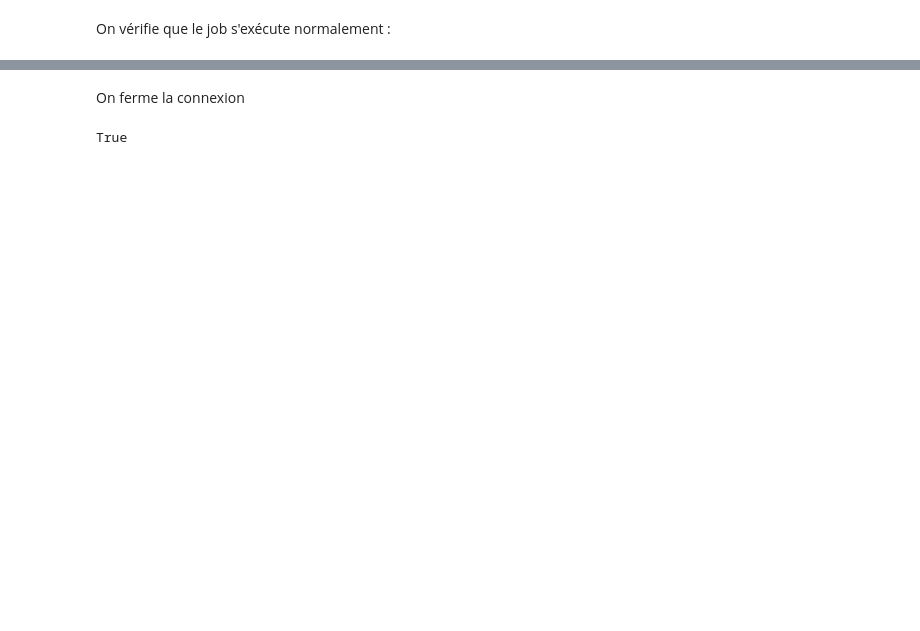
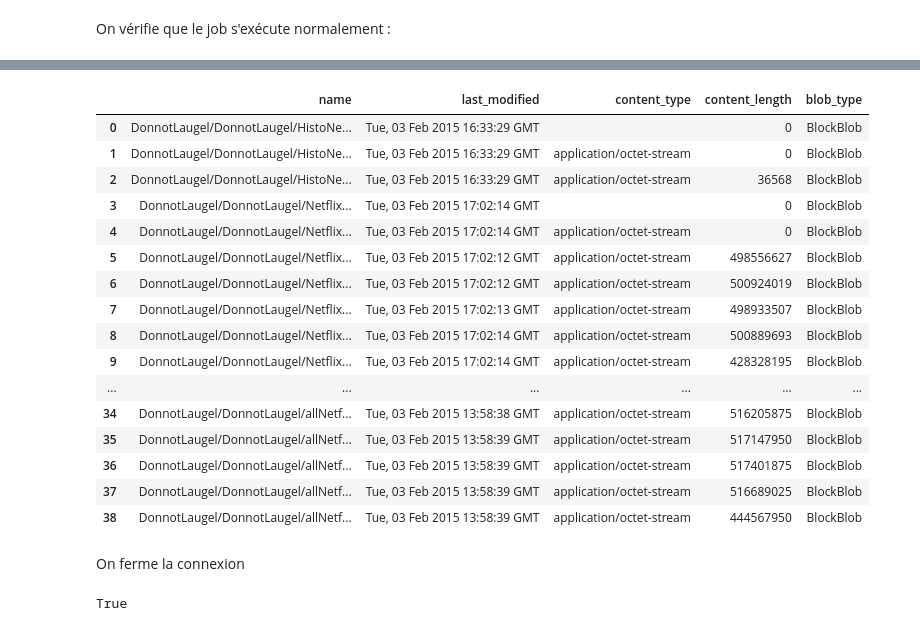
Before and after one commit to TLaugel/Netflix2-MapReduce, a Jupyter notebook: splitData.ipynb, the cells around one changed output, grey strips where cells are left out. Cells and saved outputs as stored; diff of their text form; code cells hidden in the pictures; blank space fills up the shorter version.

```diff
--- a/splitData.ipynb
+++ b/splitData.ipynb
@@ -100,3 +210,24 @@ st["id"],st["percentComplete"],st["status"]["jobComplete"]
+# %%
+content = %blob_ls /$PSEUDO/DonnotLaugel/
+content
+# %% [output]
+|  | name | last_modified | content_type | content_length | blob_type |
+| 0 | DonnotLaugel/DonnotLaugel/HistoNe... | Tue, 03 Feb 2015 16:33:29 GMT |  | 0 | BlockBlob |
+| 1 | DonnotLaugel/DonnotLaugel/HistoNe... | Tue, 03 Feb 2015 16:33:29 GMT | application/octet-stream | 0 | BlockBlob |
+| 2 | DonnotLaugel/DonnotLaugel/HistoNe... | Tue, 03 Feb 2015 16:33:29 GMT | application/octet-stream | 36568 | BlockBlob |
+| 3 | DonnotLaugel/DonnotLaugel/Netflix... | Tue, 03 Feb 2015 17:02:14 GMT |  | 0 | BlockBlob |
+| 4 | DonnotLaugel/DonnotLaugel/Netflix... | Tue, 03 Feb 2015 17:02:14 GMT | application/octet-stream | 0 | BlockBlob |
+| 5 | DonnotLaugel/DonnotLaugel/Netflix... | Tue, 03 Feb 2015 17:02:12 GMT | application/octet-stream | 498556627 | BlockBlob |
+| 6 | DonnotLaugel/DonnotLaugel/Netflix... | Tue, 03 Feb 2015 17:02:12 GMT | application/octet-stream | 500924019 | BlockBlob |
+| 7 | DonnotLaugel/DonnotLaugel/Netflix... | Tue, 03 Feb 2015 17:02:13 GMT | application/octet-stream | 498933507 | BlockBlob |
+| 8 | DonnotLaugel/DonnotLaugel/Netflix... | Tue, 03 Feb 2015 17:02:14 GMT | application/octet-stream | 500889693 | BlockBlob |
+| 9 | DonnotLaugel/DonnotLaugel/Netflix... | Tue, 03 Feb 2015 17:02:14 GMT | application/octet-stream | 428328195 | BlockBlob |
+| ... | ... | ... | ... | ... | ... |
+| 34 | DonnotLaugel/DonnotLaugel/allNetf... | Tue, 03 Feb 2015 13:58:38 GMT | application/octet-stream | 516205875 | BlockBlob |
+| 35 | DonnotLaugel/DonnotLaugel/allNetf... | Tue, 03 Feb 2015 13:58:39 GMT | application/octet-stream | 517147950 | BlockBlob |
+| 36 | DonnotLaugel/DonnotLaugel/allNetf... | Tue, 03 Feb 2015 13:58:39 GMT | application/octet-stream | 517401875 | BlockBlob |
+| 37 | DonnotLaugel/DonnotLaugel/allNetf... | Tue, 03 Feb 2015 13:58:39 GMT | application/octet-stream | 516689025 | BlockBlob |
+| 38 | DonnotLaugel/DonnotLaugel/allNetf... | Tue, 03 Feb 2015 13:58:39 GMT | application/octet-stream | 444567950 | BlockBlob |
 # %% [markdown]
 On ferme la connexion
 # %%
```
Also changed, not shown: parts of 28 cells of this notebook, 4 other files.
